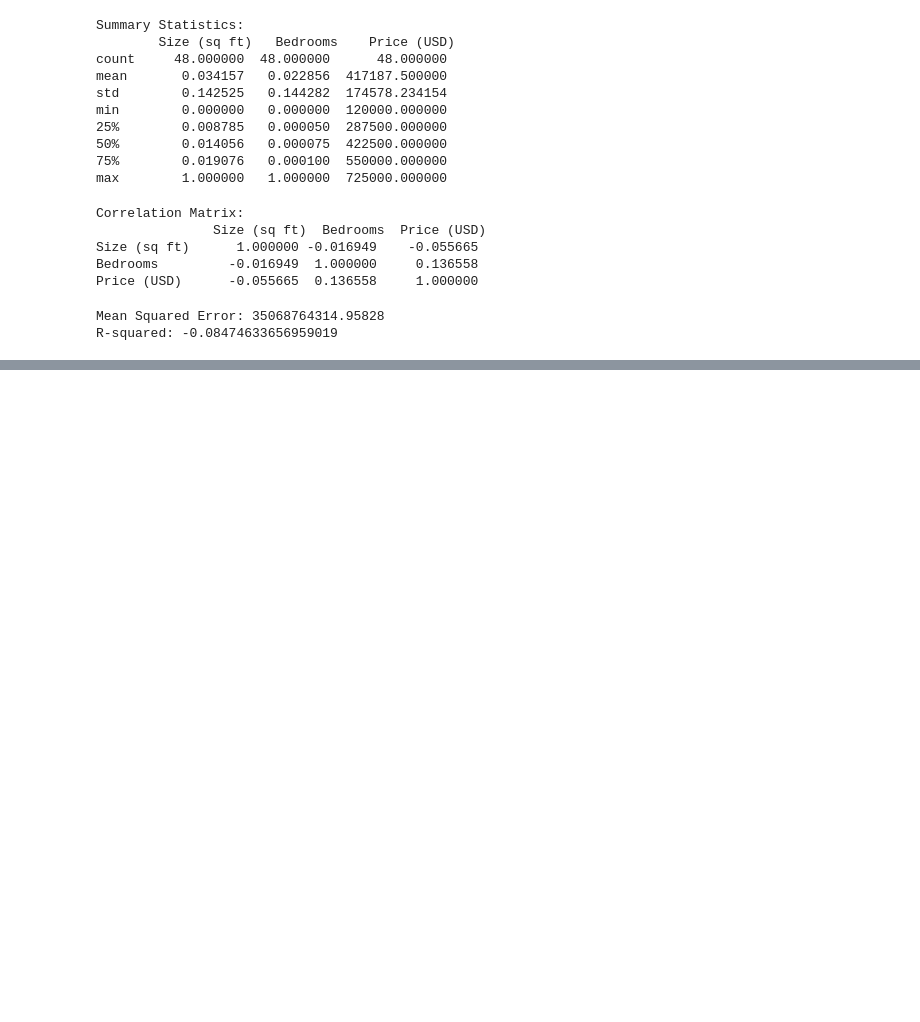
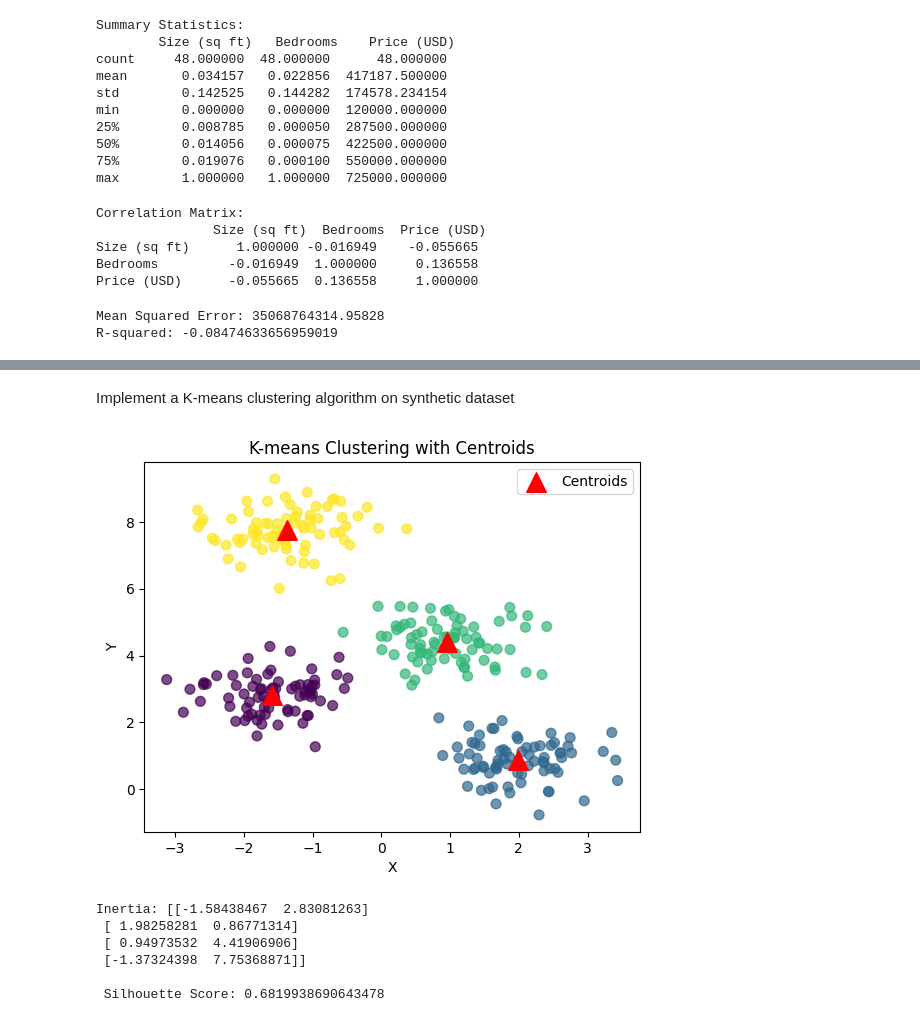
Before and after one commit to Shrinjita/MACHINE-LEARNING, a Jupyter notebook: NNML.ipynb, the cells around one changed output, grey strips where cells are left out. Cells and saved outputs as stored; diff of their text form; code cells hidden in the pictures; blank space fills up the shorter version.

```diff
--- a/NNML.ipynb
+++ b/NNML.ipynb
@@ -1181,0 +1255,68 @@ plt.show()
+# %% [markdown]
+Implement a K-means clustering algorithm on synthetic dataset
+# %%
+import matplotlib.pyplot as plt
+from sklearn.datasets import make_blobs
+from sklearn.cluster import KMeans
+from sklearn.metrics import silhouette_score
+
+import numpy as np
+
+class KMeansClustering:
+    def __init__(self, n_clusters, max_iterations=300):
+        self.n_clusters = n_clusters
+        self.max_iterations = max_iterations
+        self.labels_ = None  # Initialize labels attribute
+
+    def fit(self, X):
+        # Step 2: Initialize Random Centroids
+        self.centroids = X[np.random.choice(X.shape[0], self.n_clusters, replace=False)]
+        self.labels_ = None  # Reset labels before fitting
+
+        for _ in range(self.max_iterations):
+            # Step 3: Assign Data Points to Closest Centroid
+            distances = np.sqrt(((X - self.centroids[:, np.newaxis]) ** 2).sum(axis=2))
+            self.labels_ = np.argmin(distances, axis=0)
+
+            # Step 4: Update Centroids
+            new_centroids = np.array([X[self.labels_ == i].mean(axis=0) for i in range(self.n_clusters)])
+
+            # Step 6: Convergence Check
+            if np.allclose(new_centroids, self.centroids):
+                break
+
+            self.centroids = new_centroids
+
+        return self
+
+# Generate synthetic data
+X, _ = make_blobs(n_samples=300, centers=4, cluster_std=0.60, random_state=0)
+
+# Initialize and fit K-means clustering
+kmeans = KMeansClustering(n_clusters=4)
+kmeans.fit(X)
+
+# Plot clustered data points and centroids
+plt.scatter(X[:, 0], X[:, 1], c=kmeans.labels_, cmap='viridis', s=50, alpha=0.7)
+plt.scatter(kmeans.centroids[:, 0], kmeans.centroids[:, 1], marker='^', c='red', s=200, label='Centroids')
+plt.legend()
+plt.title('K-means Clustering with Centroids')
+plt.xlabel('X')
+plt.ylabel('Y')
+plt.show()
+
+# Calculate Silhouette score
+silhouette_avg = silhouette_score(X, kmeans.labels_)  # Use kmeans.labels_ instead of kmeans.labels
+
+
+# Calculate inertia
+inertia = kmeans.centroids
+print(f"Inertia: {inertia} \n\n Silhouette Score: {silhouette_avg}")
+# %% [output]
+[figure, added]
+Inertia: [[-1.58438467  2.83081263]
+ [ 1.98258281  0.86771314]
+ [ 0.94973532  4.41906906]
+ [-1.37324398  7.75368871]]
+
+ Silhouette Score: 0.6819938690643478
```
Also changed, not shown: parts of 51 cells of this notebook.
